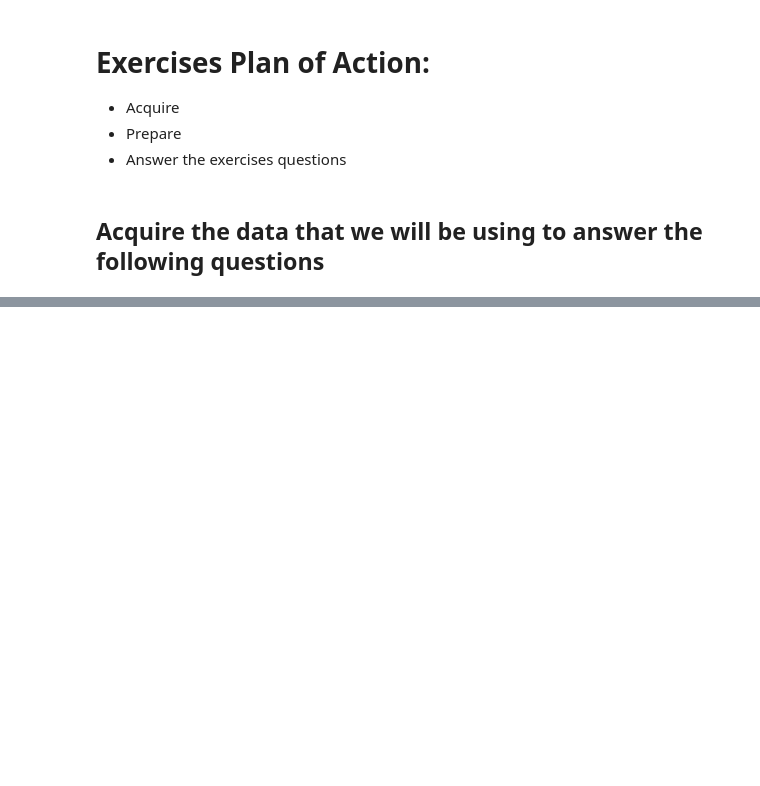
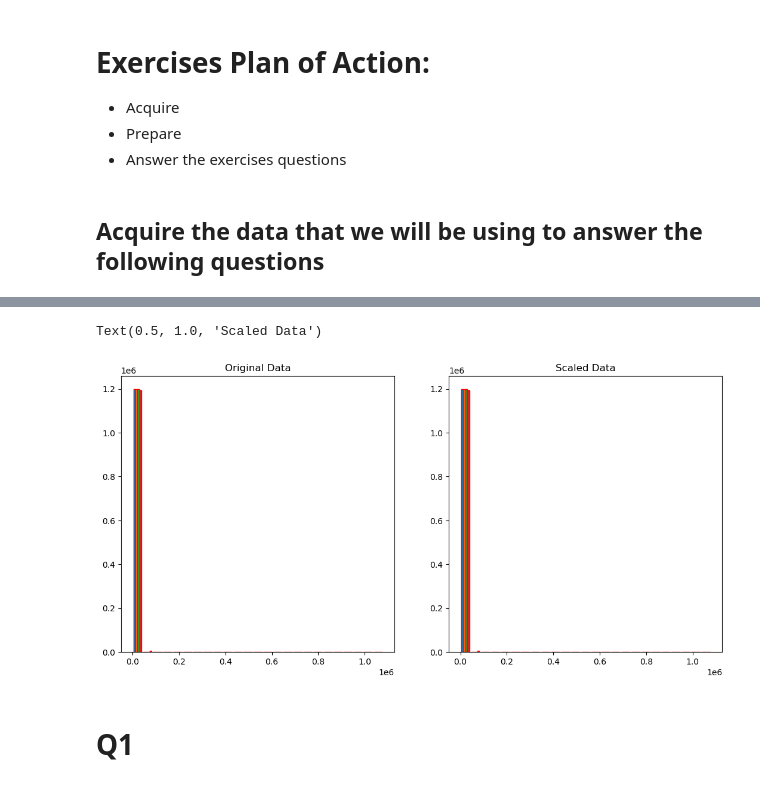
Before and after one commit to EstebanHernandez0/regression, a Jupyter notebook: scaling.ipynb, the cells around one changed output, grey strips where cells are left out. Saved outputs shown, nothing was run; the diff lists cells and outputs as text; code cells hidden in the pictures; blank space fills up the shorter version.

```diff
--- a/scaling.ipynb
+++ b/scaling.ipynb
@@ -39,3 +39,6 @@ train.head()
 train.drop(columns= ['Unnamed: 0'], inplace= True)
 val.drop(columns= ['Unnamed: 0'], inplace= True)
 test.drop(columns= ['Unnamed: 0'], inplace= True)
+# %%
+# fit
+columns_to_scale = ['bedrooms', 'bathrooms', 'sqr_feet', 'tax_amount']
@@ -41,0 +53,14 @@ test.drop(columns= ['Unnamed: 0'], inplace= True)
+# %%
+#minmax
+plt.figure(figsize=(13, 6))
+plt.subplot(121)
+plt.hist(train[columns_to_scale], bins=25, ec='red')
+plt.title('Original Data')
+plt.subplot(122)
+plt.hist(train[columns_to_scale], bins=25, ec='red')
+plt.title('Scaled Data')
+# %% [output]
+Text(0.5, 1.0, 'Scaled Data')
+[figure, added]
+# %% [markdown]
+# Q1
```
Also changed, not shown: parts of 22 cells of this notebook.
